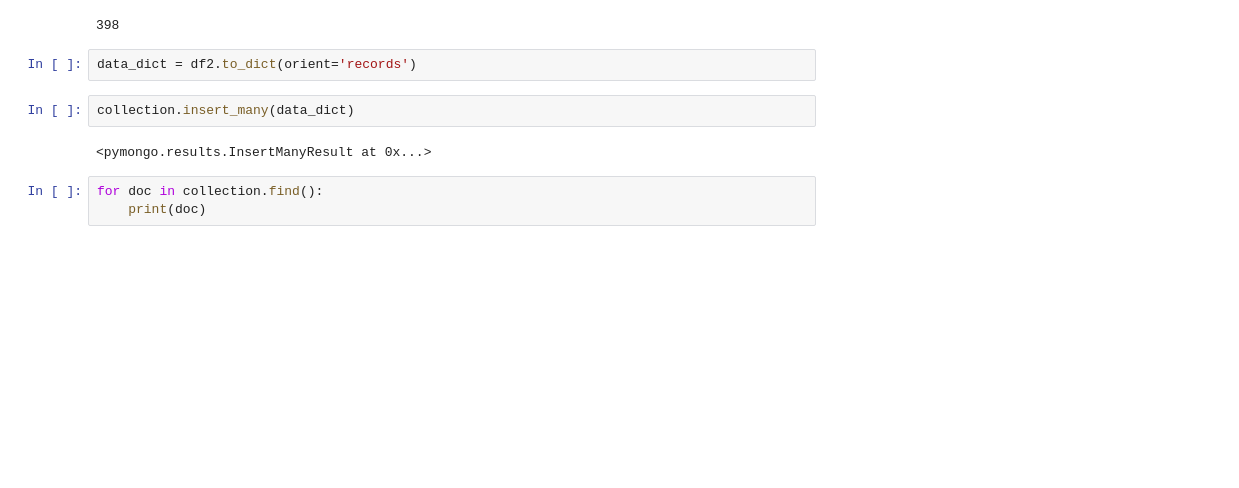
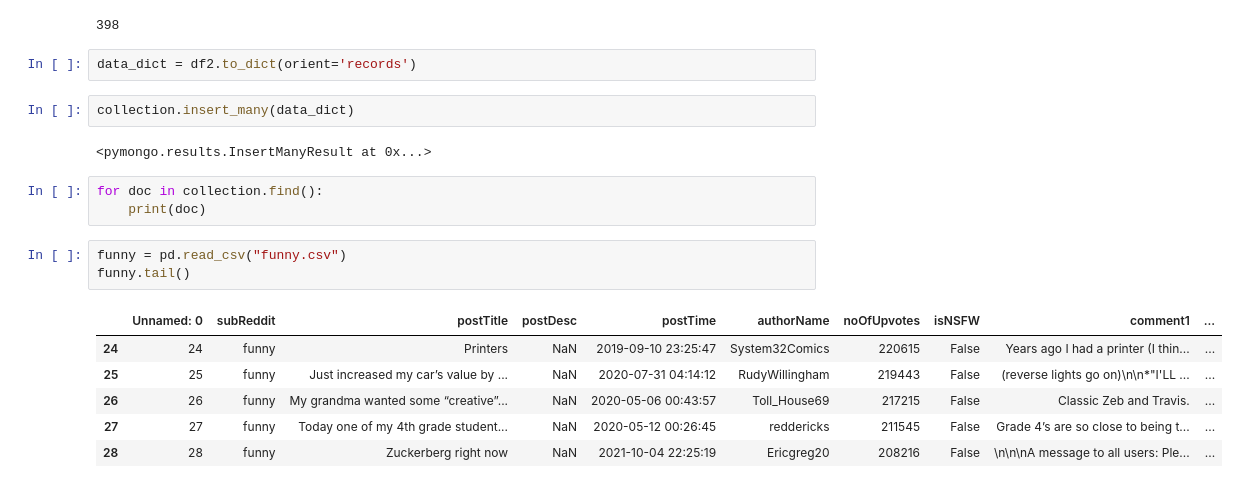
Before and after one commit to fasihrem/data-tails, a Jupyter notebook: Backend/pythonScraper(1).ipynb, the cells around one changed output. Cells and saved outputs as stored; diff of their text form; blank space fills up the shorter version.

```diff
--- a/Backend/pythonScraper(1).ipynb
+++ b/Backend/pythonScraper(1).ipynb
@@ -288,3 +301,13 @@ collection.insert_many(data_dict)
 # %%
 for doc in collection.find():
     print(doc)
+# %%
+funny = pd.read_csv("funny.csv")
+funny.tail()
+# %% [output]
+|  | Unnamed: 0 | subReddit | postTitle | postDesc | postTime | authorName | noOfUpvotes | isNSFW | comment1 | ... |
+| 24 | 24 | funny | Printers | NaN | 2019-09-10 23:25:47 | System32Comics | 220615 | False | Years ago I had a printer (I thin... | ... |
+| 25 | 25 | funny | Just increased my car’s value by ... | NaN | 2020-07-31 04:14:12 | RudyWillingham | 219443 | False | (reverse lights go on)\n\n*"I'LL ... | ... |
+| 26 | 26 | funny | My grandma wanted some “creative”... | NaN | 2020-05-06 00:43:57 | Toll_House69 | 217215 | False | Classic Zeb and Travis. | ... |
+| 27 | 27 | funny | Today one of my 4th grade student... | NaN | 2020-05-12 00:26:45 | reddericks | 211545 | False | Grade 4’s are so close to being t... | ... |
+| 28 | 28 | funny | Zuckerberg right now | NaN | 2021-10-04 22:25:19 | Ericgreg20 | 208216 | False | \n\n\nA message to all users: Ple... | ... |
```
Also changed, not shown: parts of 6 cells of this notebook.
